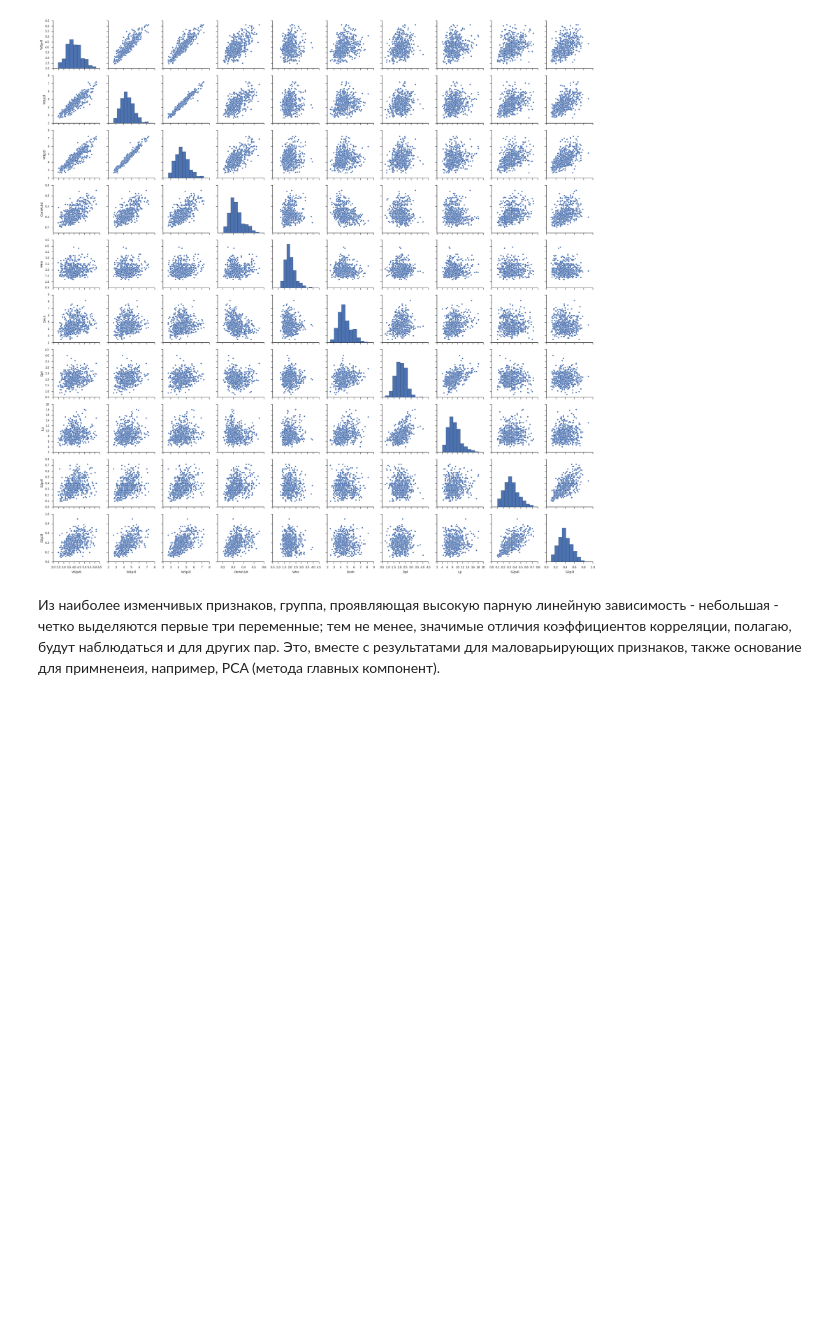
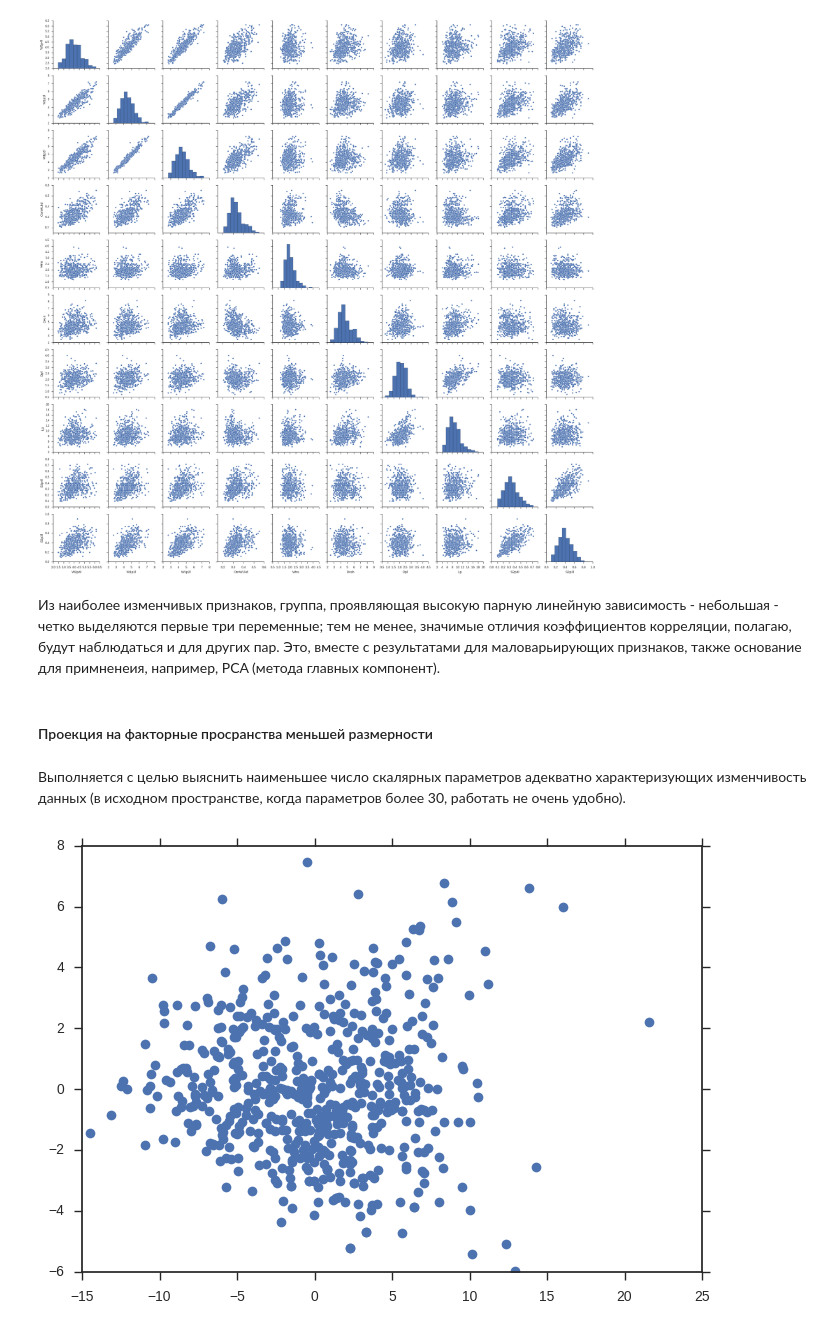
Before and after one commit to VBGI/df, a Jupyter notebook: analysis.ipynb, the cells around one changed output. Saved outputs shown, nothing was run; the diff lists cells and outputs as text; code cells hidden in the pictures; blank space fills up the shorter version.

```diff
--- a/analysis.ipynb
+++ b/analysis.ipynb
@@ -126,5 +126,9 @@ sns.plt.show()
 [figure]
 # %% [markdown]
 Из наиболее изменчивых признаков, группа, проявляющая высокую парную линейную зависимость - небольшая - четко выделяются первые три переменные; тем не менее, значимые отличия коэффициентов корреляции, полагаю, будут наблюдаться и для других пар. Это, вместе с результатами для маловарьирующих признаков, также основание для примненеия, например, PCA (метода главных компонент).
+# %% [markdown]
+#### Проекция на факторные просранства меньшей размерности
+# %% [markdown]
+Выполняется с целью выяснить наименьшее число скалярных параметров адекватно характеризующих изменчивость данных (в исходном пространстве, когда параметров более 30, работать не очень удобно).
 # %%
 from sklearn.decomposition import PCA
@@ -130,0 +136,7 @@ from sklearn.decomposition import PCA
+# %%
+pca = PCA(n_components=10)
+data_pca = pca.fit_transform(data_numerical.dropna())
+plt.plot(data_pca[:, 0], data_pca[:, 1], 'o')
+plt.show()
+# %% [output]
+[figure, added]
```
Also changed, not shown: parts of 7 cells of this notebook.
